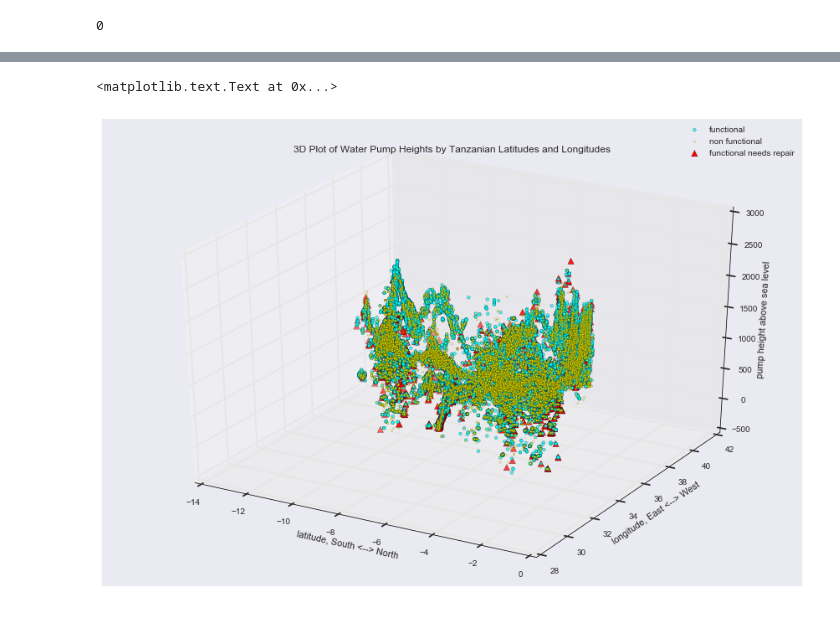
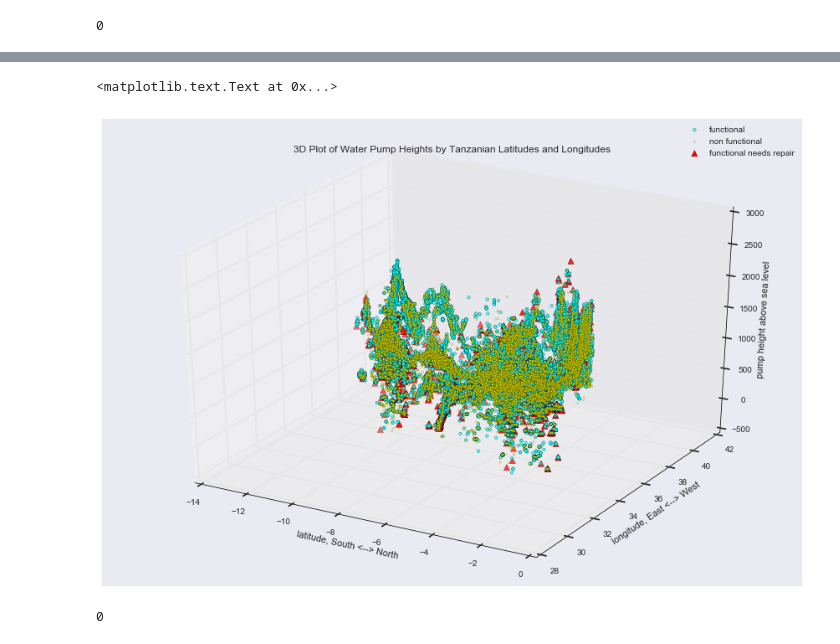
Before and after one commit to ashirwad08/predict-water-pump-failure, a Jupyter notebook: MVP_work/ash_MVP_explore_train.ipynb, the cells around one changed output, grey strips where cells are left out. Cells and saved outputs as stored; diff of their text form; code cells hidden in the pictures.

```diff
--- a/MVP_work/ash_MVP_explore_train.ipynb
+++ b/MVP_work/ash_MVP_explore_train.ipynb
@@ -84,4 +74,2 @@ Name: gps_height, dtype: object
 # %%
 dat_backup=dat.copy()
-# %%
-dat=dat_backup
@@ -87,0 +78,4 @@ dat=dat_backup
+# %%
+dat.loc[((dat.longitude==0)&(dat.latitude==-2.000000e-08)),['latitude','longitude']]=dat.loc[((dat.longitude==0)&(dat.latitude==-2.000000e-08)),['latitude','longitude']].replace({'latitude':{-2.000000e-08:np.nan}, 'longitude':{0.0:np.nan}}, regex=False)
+#doing the above using replace (inplace=True) for some reason just isn't working!
+# another way to do it individually: dat['latitude'][(dat['latitude'] == -2.000000e-08) & (dat['longitude'] == 0.0)] = np.nan
@@ -87,0 +86,17 @@ dat=dat_backup
+# %%
+#impute missing lats and longs using same impute strategy as for population and gps_height
+dat.latitude.fillna(dat.groupby(['subvillage'])['latitude'].transform('mean'), inplace=True)
+dat.longitude.fillna(dat.groupby(['subvillage'])['longitude'].transform('mean'), inplace=True)
+
+#took care of about 700 values, use larger area now...
+dat.latitude.fillna(dat.groupby(['ward'])['latitude'].transform('mean'), inplace=True)
+dat.longitude.fillna(dat.groupby(['ward'])['longitude'].transform('mean'), inplace=True)
+
+#took care of most! only 32 left. expanding impute to "lga"
+dat.latitude.fillna(dat.groupby(['lga'])['latitude'].transform('mean'), inplace=True)
+dat.longitude.fillna(dat.groupby(['lga'])['longitude'].transform('mean'), inplace=True)
+
+#that's all of it.
+# %%
+#force construction year into type int
+dat['construction_year']=dat['construction_year'].astype('int64')
@@ -89,7 +116,7 @@ dat=dat_backup
 # now that gps_height is imputed, try replotting in 3D to better see height. Try to remove longitudinal outlier at 12
 #let's go 3D with lat, long, and gps-height; by pump health
 
-dat = dat[dat.longitude>10]
+#dat = dat[dat.longitude>10]
 
 from mpl_toolkits.mplot3d import Axes3D
 fig = plt.figure(figsize=(15,10))
@@ -100,31 +127,31 @@ ax.scatter(xs=dat.loc[dat.status_group.isin(['functional']),'latitude'],
            c='cyan',
            alpha=0.7,
            marker='.',
            s=55,
           label='functional')
 ax.scatter(xs=dat.loc[dat.status_group.isin(['non functional']),'latitude'],
            ys=dat.loc[dat.status_group.isin(['non functional']),'longitude'],
            zs=dat.loc[dat.status_group.isin(['non functional']),'gps_height'],
            c='yellow',
            marker='.',
            alpha=.4,
           s=21,
           label='non functional')
 ax.scatter(xs=dat.loc[dat.status_group.isin(['functional needs repair']),'latitude'],
            ys=dat.loc[dat.status_group.isin(['functional needs repair']),'longitude'],
            zs=dat.loc[dat.status_group.isin(['functional needs repair']),'gps_height'],
            c='red',
            marker='^',
           s=55,
           label='functional needs repair', depthshade=True)
 ax.set_xlabel('latitude, South <--> North')
 ax.set_ylabel('longitude, East <--> West')
 ax.set_zlabel('pump height above sea level')
 #ax.xy_dataLim([-14,30],[0,50])
 #ax.ylim(10,50)
 #ax.zlim(-500,2500)
 ax.legend()
 ax.set_title('3D Plot of Water Pump Heights by Tanzanian Latitudes and Longitudes')
 # %% [output]
 <matplotlib.text.Text at 0x...>
-[figure, old version]
+[figure, new version]
@@ -130,0 +166,4 @@ ax.set_title('3D Plot of Water Pump Heights by Tanzanian Latitudes and Longitude
+# %%
+dat.construction_year.isnull().sum()
+# %% [output]
+0
```
Also changed, not shown: parts of 12 cells of this notebook, 1 other file.
